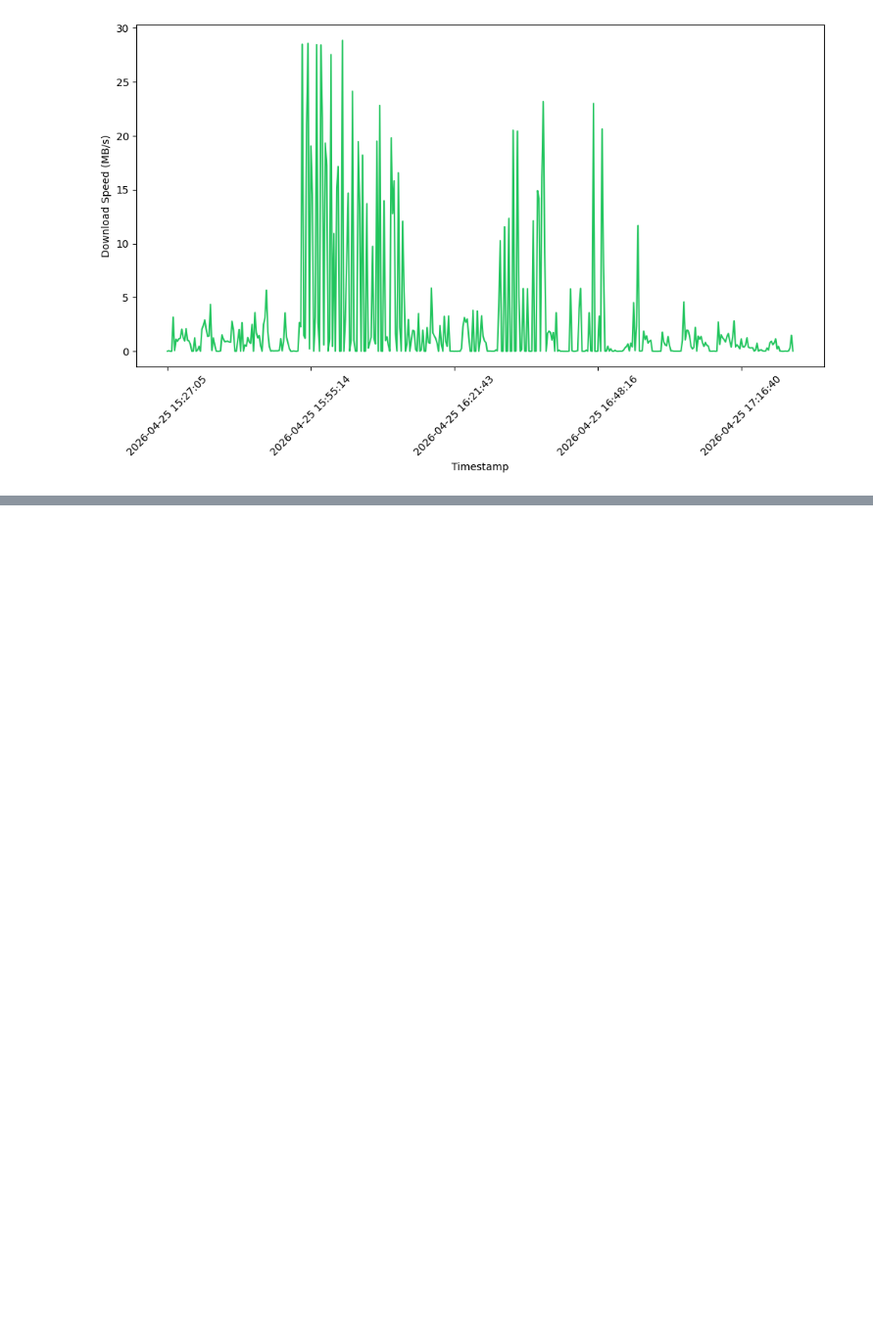
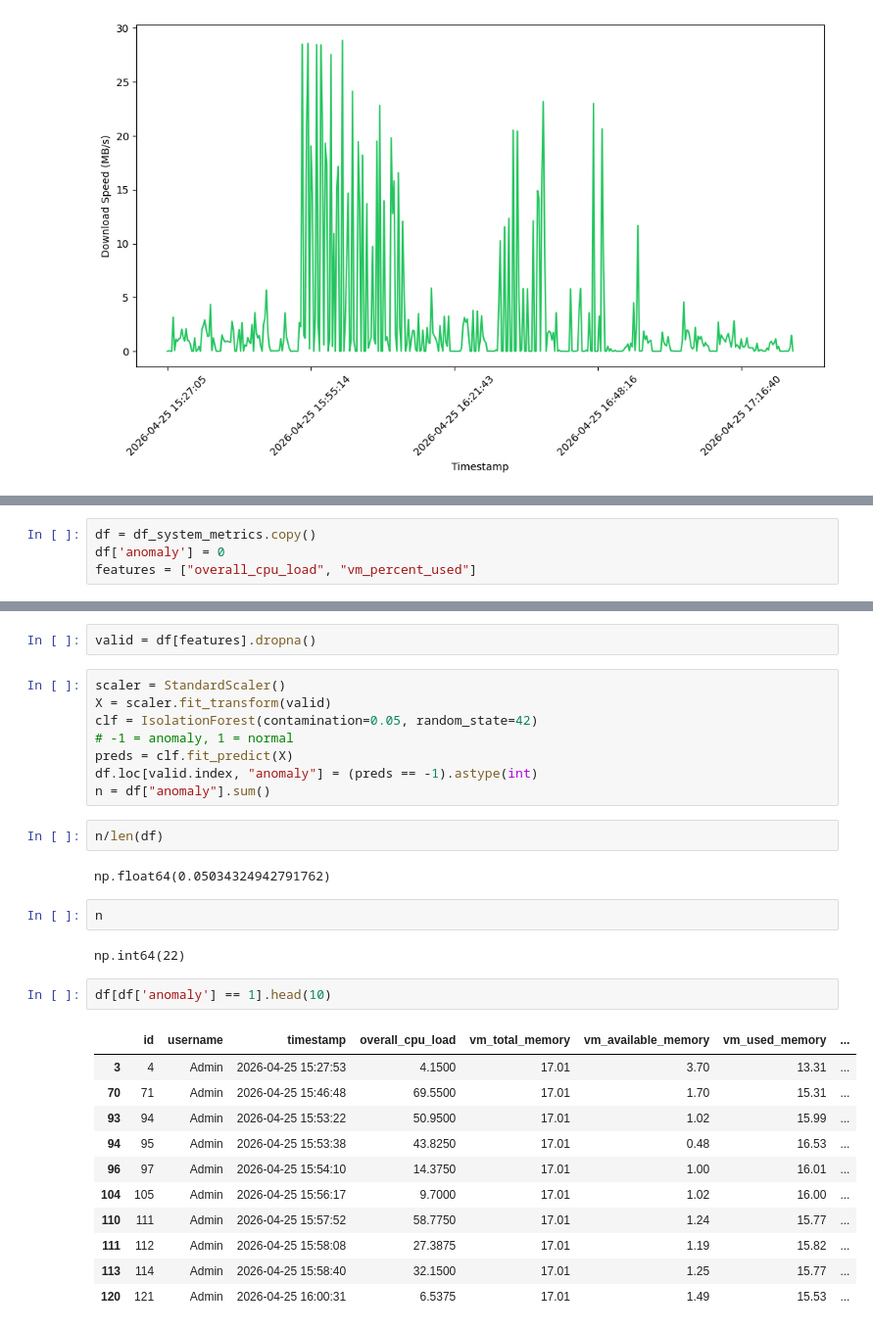
Before and after one commit to abhishek-tiwari-nitrr/System-Performance-Analyzer, a Jupyter notebook: notebook/test.ipynb, the cells around one changed output, grey strips where cells are left out. Shown at 98% size. Saved outputs shown, nothing was run; the diff lists cells and outputs as text; blank space fills up the shorter version.

```diff
--- a/notebook/test.ipynb
+++ b/notebook/test.ipynb
@@ -187,0 +205,4 @@ plt.tight_layout()
+# %%
+df = df_system_metrics.copy()
+df['anomaly'] = 0
+features = ["overall_cpu_load", "vm_percent_used"]
@@ -187,0 +218,32 @@ plt.tight_layout()
+# %%
+valid = df[features].dropna()
+# %%
+scaler = StandardScaler()
+X = scaler.fit_transform(valid)
+clf = IsolationForest(contamination=0.05, random_state=42)
+# -1 = anomaly, 1 = normal
+preds = clf.fit_predict(X)
+df.loc[valid.index, "anomaly"] = (preds == -1).astype(int)
+n = df["anomaly"].sum()
+# %%
+n/len(df)
+# %% [output]
+np.float64(0.05034324942791762)
+# %%
+n
+# %% [output]
+np.int64(22)
+# %%
+df[df['anomaly'] == 1].head(10)
+# %% [output]
+|  | id | username | timestamp | overall_cpu_load | vm_total_memory | vm_available_memory | vm_used_memory | ... |
+| 3 | 4 | Admin | 2026-04-25 15:27:53 | 4.1500 | 17.01 | 3.70 | 13.31 | ... |
+| 70 | 71 | Admin | 2026-04-25 15:46:48 | 69.5500 | 17.01 | 1.70 | 15.31 | ... |
+| 93 | 94 | Admin | 2026-04-25 15:53:22 | 50.9500 | 17.01 | 1.02 | 15.99 | ... |
+| 94 | 95 | Admin | 2026-04-25 15:53:38 | 43.8250 | 17.01 | 0.48 | 16.53 | ... |
+| 96 | 97 | Admin | 2026-04-25 15:54:10 | 14.3750 | 17.01 | 1.00 | 16.01 | ... |
+| 104 | 105 | Admin | 2026-04-25 15:56:17 | 9.7000 | 17.01 | 1.02 | 16.00 | ... |
+| 110 | 111 | Admin | 2026-04-25 15:57:52 | 58.7750 | 17.01 | 1.24 | 15.77 | ... |
+| 111 | 112 | Admin | 2026-04-25 15:58:08 | 27.3875 | 17.01 | 1.19 | 15.82 | ... |
+| 113 | 114 | Admin | 2026-04-25 15:58:40 | 32.1500 | 17.01 | 1.25 | 15.77 | ... |
+| 120 | 121 | Admin | 2026-04-25 16:00:31 | 6.5375 | 17.01 | 1.49 | 15.53 | ... |
```
Also changed, not shown: parts of 19 cells of this notebook.
